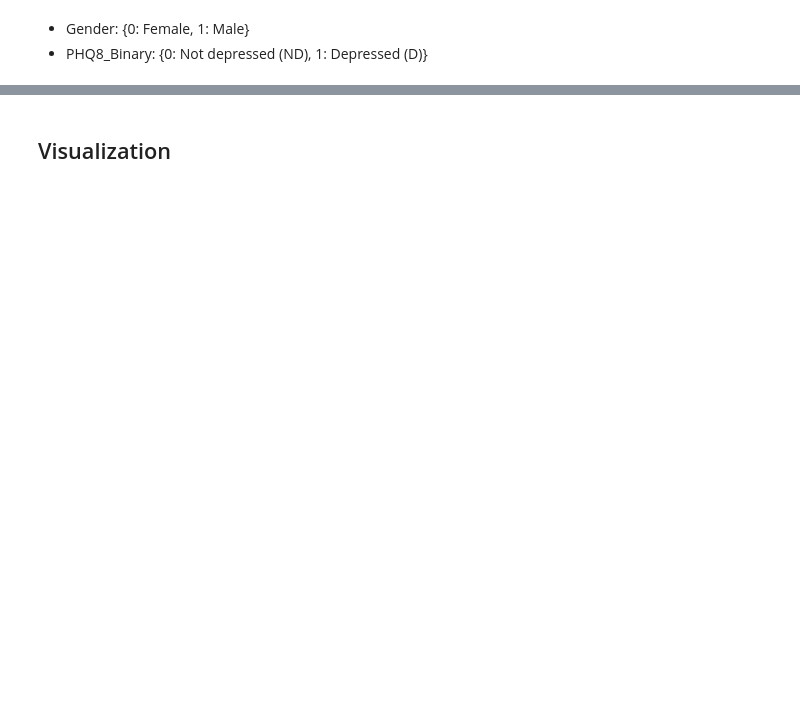
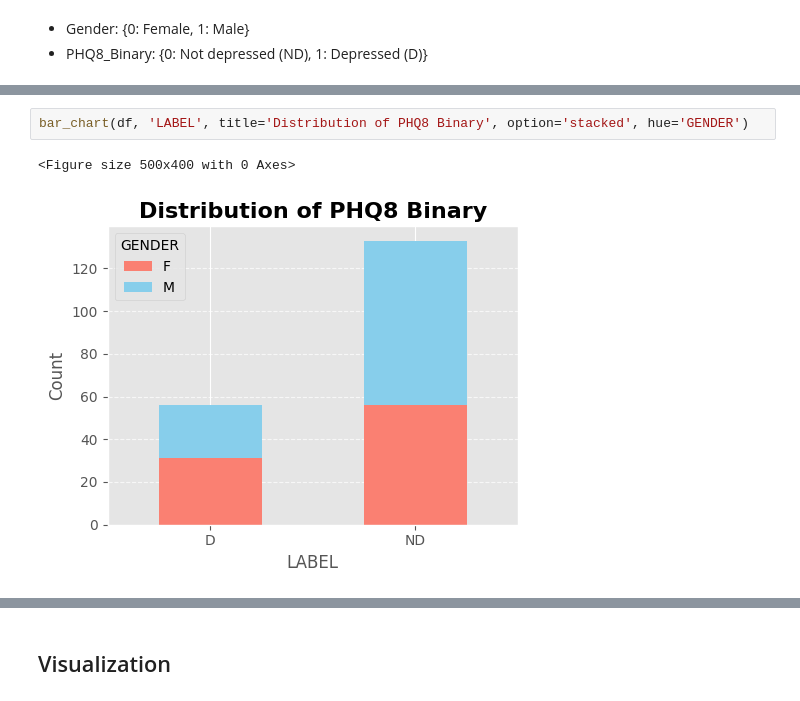
Before and after one commit to gn0219/daic-woz, a Jupyter notebook: 1. eda.ipynb, the cells around one changed output, grey strips where cells are left out. Saved outputs shown, nothing was run; the diff lists cells and outputs as text; blank space fills up the shorter version.

```diff
--- a/eda.ipynb
+++ b/1. eda.ipynb
@@ -318,0 +140,5 @@ plot_boxplot(df,
+# %%
+bar_chart(df, 'LABEL', title='Distribution of PHQ8 Binary', option='stacked', hue='GENDER')
+# %% [output]
+<Figure size 500x400 with 0 Axes>
+[figure, added]
```
Also changed, not shown: parts of 48 cells of this notebook, 22 other files.
